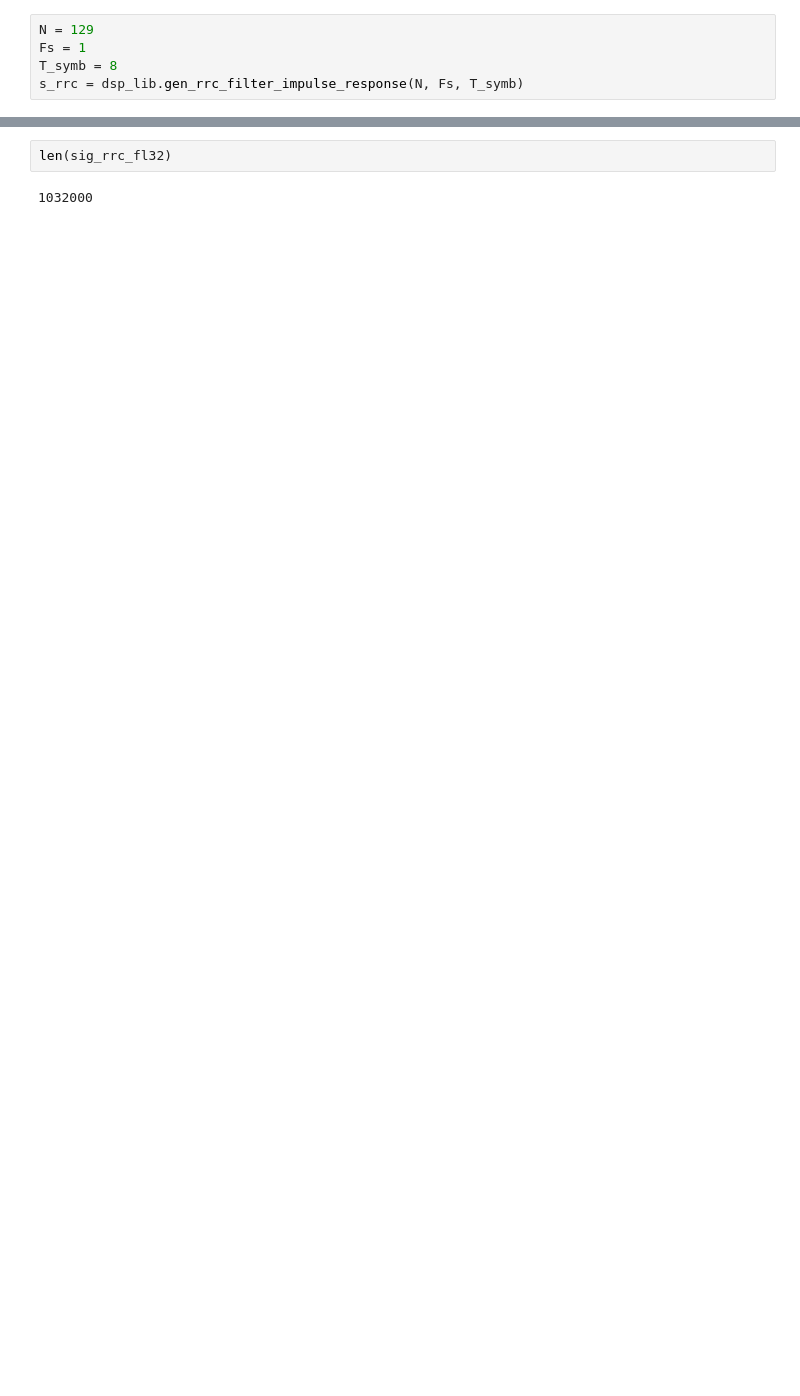
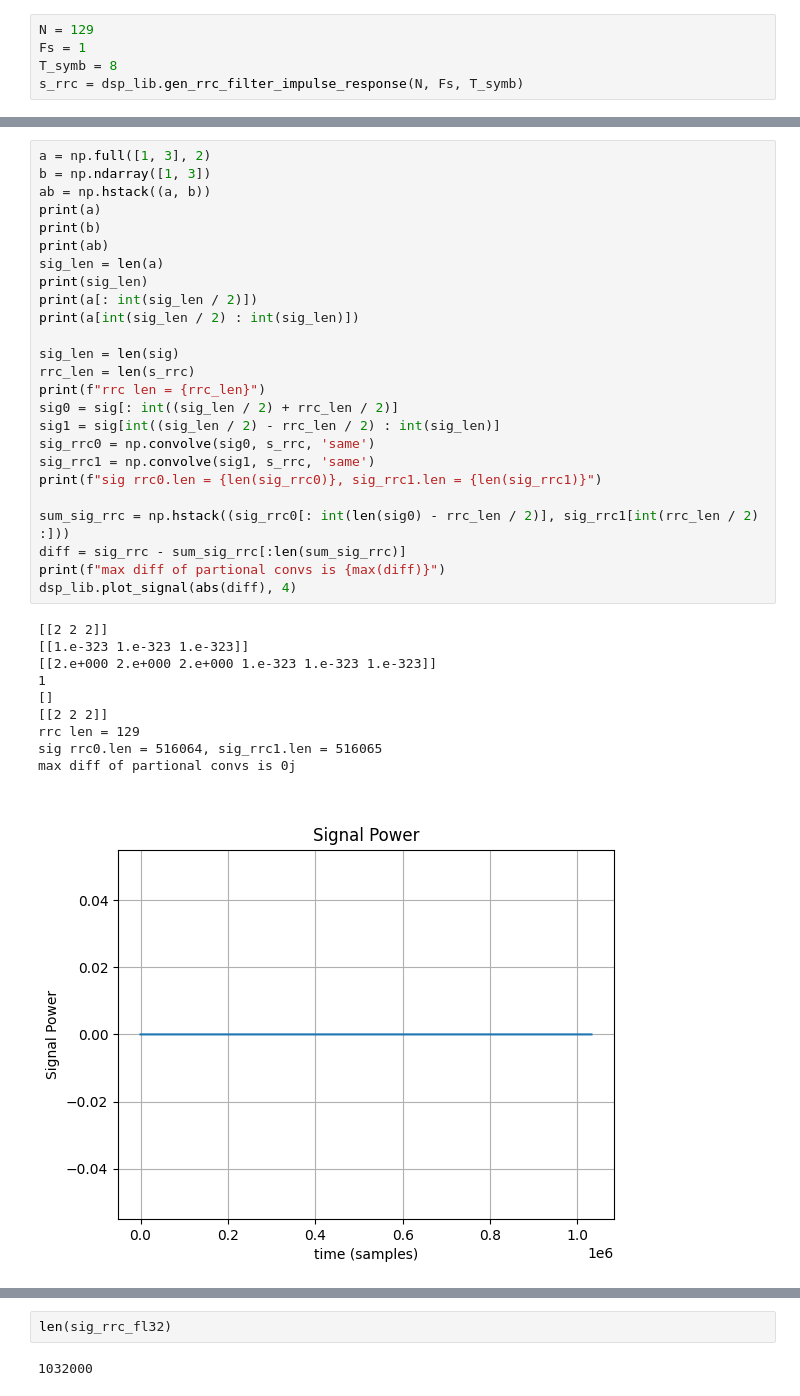
Before and after one commit to incredibleSaint/signal_processing, a Jupyter notebook: rrc_filtering.ipynb, the cells around one changed output, grey strips where cells are left out. Cells and saved outputs as stored; diff of their text form; blank space fills up the shorter version.

Commit message:
[+] check partional convolution of continuous signal [f] rrc_filtering.ipynb: display widgets

```diff
--- a/rrc_filtering.ipynb
+++ b/rrc_filtering.ipynb
@@ -82,3 +78,39 @@ dsp_lib.save_cmplx_sig(sig_rrc, "qpsk_rrc_after_py_rrc_fl64.bin", 'float64')
+# %%
+a = np.full([1, 3], 2)
+b = np.ndarray([1, 3])
+ab = np.hstack((a, b))
+print(a)
+print(b)
+print(ab)
+sig_len = len(a)
+print(sig_len)
+print(a[: int(sig_len / 2)])
+print(a[int(sig_len / 2) : int(sig_len)])
+
+sig_len = len(sig)
+rrc_len = len(s_rrc)
+print(f"rrc len = {rrc_len}")
+sig0 = sig[: int((sig_len / 2) + rrc_len / 2)]
+sig1 = sig[int((sig_len / 2) - rrc_len / 2) : int(sig_len)]
+sig_rrc0 = np.convolve(sig0, s_rrc, 'same')
+sig_rrc1 = np.convolve(sig1, s_rrc, 'same')
+print(f"sig rrc0.len = {len(sig_rrc0)}, sig_rrc1.len = {len(sig_rrc1)}")
+
+sum_sig_rrc = np.hstack((sig_rrc0[: int(len(sig0) - rrc_len / 2)], sig_rrc1[int(rrc_len / 2) :]))
+diff = sig_rrc - sum_sig_rrc[:len(sum_sig_rrc)]
+print(f"max diff of partional convs is {max(diff)}")
+dsp_lib.plot_signal(abs(diff), 4)
+# %% [output]
+[[2 2 2]]
+[[1.e-323 1.e-323 1.e-323]]
+[[2.e+000 2.e+000 2.e+000 1.e-323 1.e-323 1.e-323]]
+1
+[]
+[[2 2 2]]
+rrc len = 129
+sig rrc0.len = 516064, sig_rrc1.len = 516065
+max diff of partional convs is 0j
+[figure, added]
 # %%
 sig_fl32 = np.array(sig,  dtype=np.csingle)
 s_rrc_fl32 = np.array(s_rrc, dtype = np.float32)
```
Also changed, not shown: parts of 8 cells of this notebook, 2 other files.
